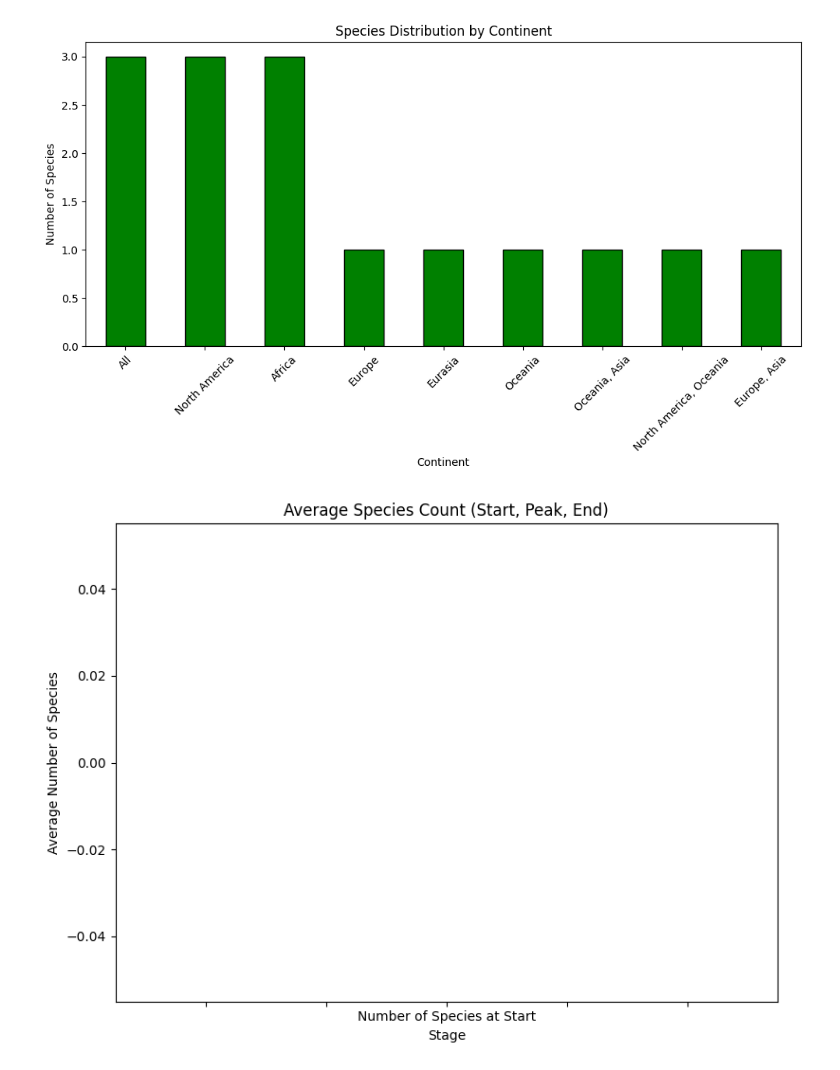
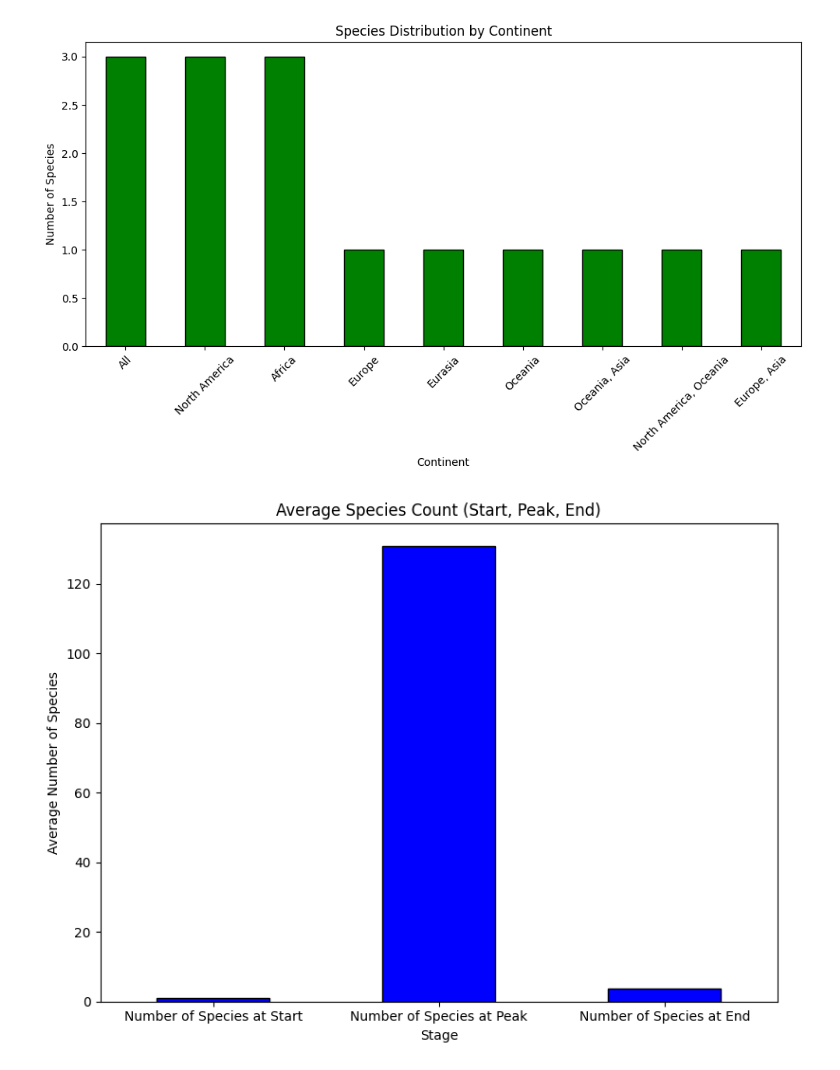
Before and after one commit to SAB-DataAnalysis/python-proterozoic-visualisation, a Jupyter notebook: Proterozoic_Python_Project.ipynb, the cells around one changed output. Saved outputs shown, nothing was run; the diff lists cells and outputs as text; code cells hidden in the pictures.

```diff
--- a/Proterozoic_Python_Project.ipynb
+++ b/Proterozoic_Python_Project.ipynb
@@ -58,23 +58,6 @@ plt.tight_layout()
 plt.show()
 
 #5
-species_counts = new_data[['Number of Species at Start',
-                           'Number of Species at Peak',
-                           'Number of Species at End']].replace(['Unknown', 'Limited', 'Sparse', 'Decline in Phanerozoic'], pd.NA).dropna()
-
-species_counts = species_counts.applymap(lambda x: pd.to_numeric(str(x).split()[0], errors='coerce')).dropna()
-
-species_counts_mean = species_counts.mean()
-
-plt.figure(figsize=(8, 6))
-species_counts_mean.plot(kind='line', marker='o', color='purple')
-plt.title('Average Species Count (Start, Peak, End)')
-plt.xlabel('Stage')
-plt.ylabel('Average Number of Species')
-plt.tight_layout()
-plt.show()
-
-#6
 value_mapping = {
     'Unknown': None,
     'Limited': 1,
@@ -84,31 +67,31 @@ value_mapping = {
     'Prolific in Neoproterozoic': 200,
     'Peak in Mesoproterozoic': 150,
     'Peak in Ediacaran': 120,
     'Extinct': 0
 }
 
 
 species_counts_cleaned = new_data[['Number of Species at Start',
                                    'Number of Species at Peak',
                                    'Number of Species at End']].replace(value_mapping).apply(pd.to_numeric, errors='coerce')
 
 
 species_counts_cleaned = species_counts_cleaned.dropna()
 
 species_counts_mean_cleaned = species_counts_cleaned.mean()
 
 
 plt.figure(figsize=(8, 6))
 species_counts_mean_cleaned.plot(kind='bar', color='blue', edgecolor='black')
 plt.title('Average Species Count (Start, Peak, End)')
 plt.xlabel('Stage')
 plt.ylabel('Average Number of Species')
 plt.xticks(rotation=0)
 plt.tight_layout()
 plt.show()
 # %% [output]
 [figure]
 [figure]
 [figure]
 [figure]
-[figure, old version]
+[figure, new version]
```
Also changed, not shown: parts of 1 cell of this notebook.
